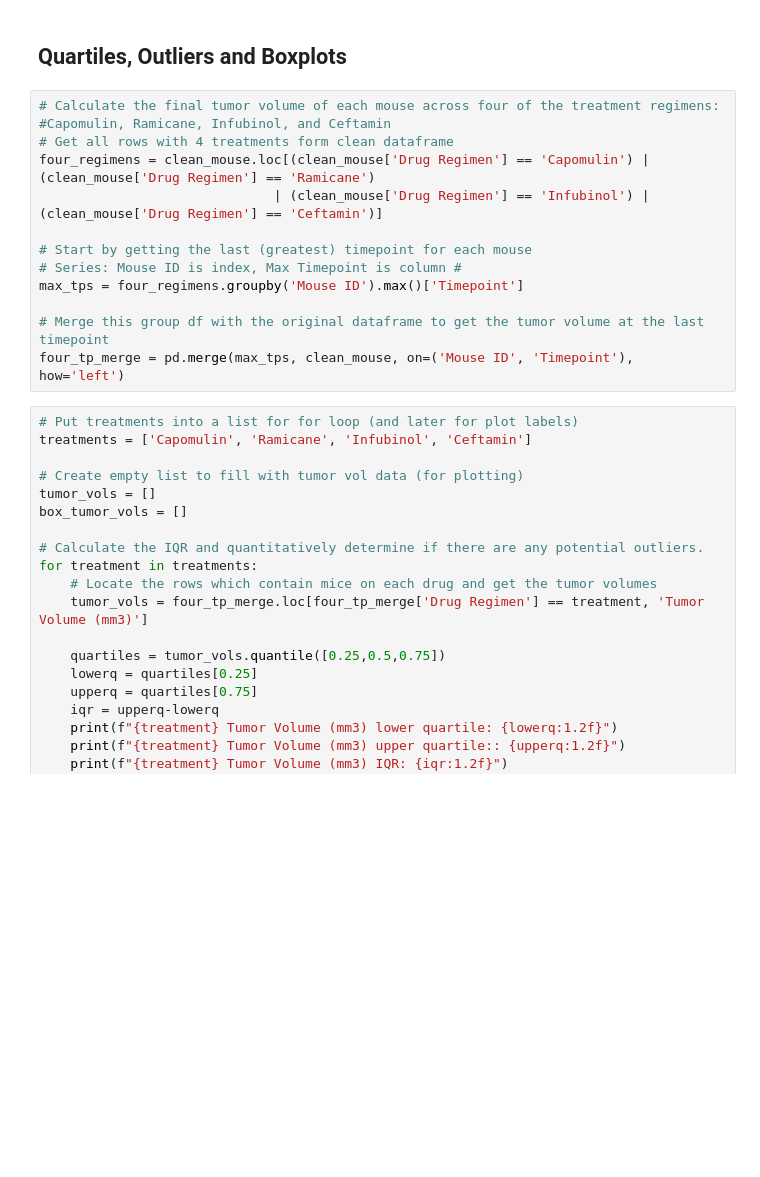
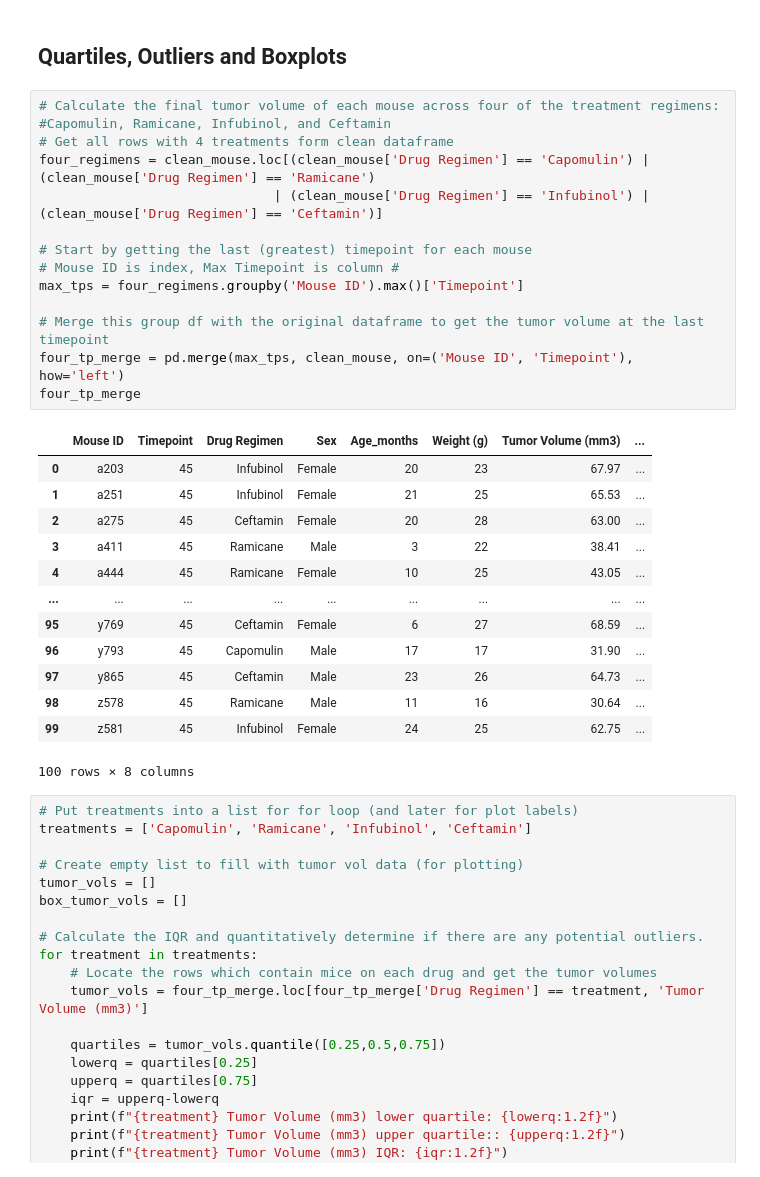
Before and after one commit to RobinWaves/matplotlib-challenge, a Jupyter notebook: pymaceuticals.ipynb, the cells around one changed output. Drawn from its saved outputs; the diff is of its cells as text; blank space fills up the shorter version.

```diff
--- a/pymaceuticals.ipynb
+++ b/pymaceuticals.ipynb
@@ -202,16 +202,31 @@ plt.show()
 # %%
 # Calculate the final tumor volume of each mouse across four of the treatment regimens:
 #Capomulin, Ramicane, Infubinol, and Ceftamin
 # Get all rows with 4 treatments form clean dataframe
 four_regimens = clean_mouse.loc[(clean_mouse['Drug Regimen'] == 'Capomulin') | (clean_mouse['Drug Regimen'] == 'Ramicane')
                               | (clean_mouse['Drug Regimen'] == 'Infubinol') | (clean_mouse['Drug Regimen'] == 'Ceftamin')]
 
 # Start by getting the last (greatest) timepoint for each mouse
-# Series: Mouse ID is index, Max Timepoint is column #
+# Mouse ID is index, Max Timepoint is column #
 max_tps = four_regimens.groupby('Mouse ID').max()['Timepoint']
 
 # Merge this group df with the original dataframe to get the tumor volume at the last timepoint
 four_tp_merge = pd.merge(max_tps, clean_mouse, on=('Mouse ID', 'Timepoint'), how='left')
+four_tp_merge
+# %% [output]
+|  | Mouse ID | Timepoint | Drug Regimen | Sex | Age_months | Weight (g) | Tumor Volume (mm3) | ... |
+| 0 | a203 | 45 | Infubinol | Female | 20 | 23 | 67.97 | ... |
+| 1 | a251 | 45 | Infubinol | Female | 21 | 25 | 65.53 | ... |
+| 2 | a275 | 45 | Ceftamin | Female | 20 | 28 | 63.00 | ... |
+| 3 | a411 | 45 | Ramicane | Male | 3 | 22 | 38.41 | ... |
+| 4 | a444 | 45 | Ramicane | Female | 10 | 25 | 43.05 | ... |
+| ... | ... | ... | ... | ... | ... | ... | ... | ... |
+| 95 | y769 | 45 | Ceftamin | Female | 6 | 27 | 68.59 | ... |
+| 96 | y793 | 45 | Capomulin | Male | 17 | 17 | 31.90 | ... |
+| 97 | y865 | 45 | Ceftamin | Male | 23 | 26 | 64.73 | ... |
+| 98 | z578 | 45 | Ramicane | Male | 11 | 16 | 30.64 | ... |
+| 99 | z581 | 45 | Infubinol | Female | 24 | 25 | 62.75 | ... |
+100 rows × 8 columns
 # %%
 # Put treatments into a list for for loop (and later for plot labels)
 treatments = ['Capomulin', 'Ramicane', 'Infubinol', 'Ceftamin']
```
Also changed, not shown: parts of 4 cells of this notebook, 6 other files.
